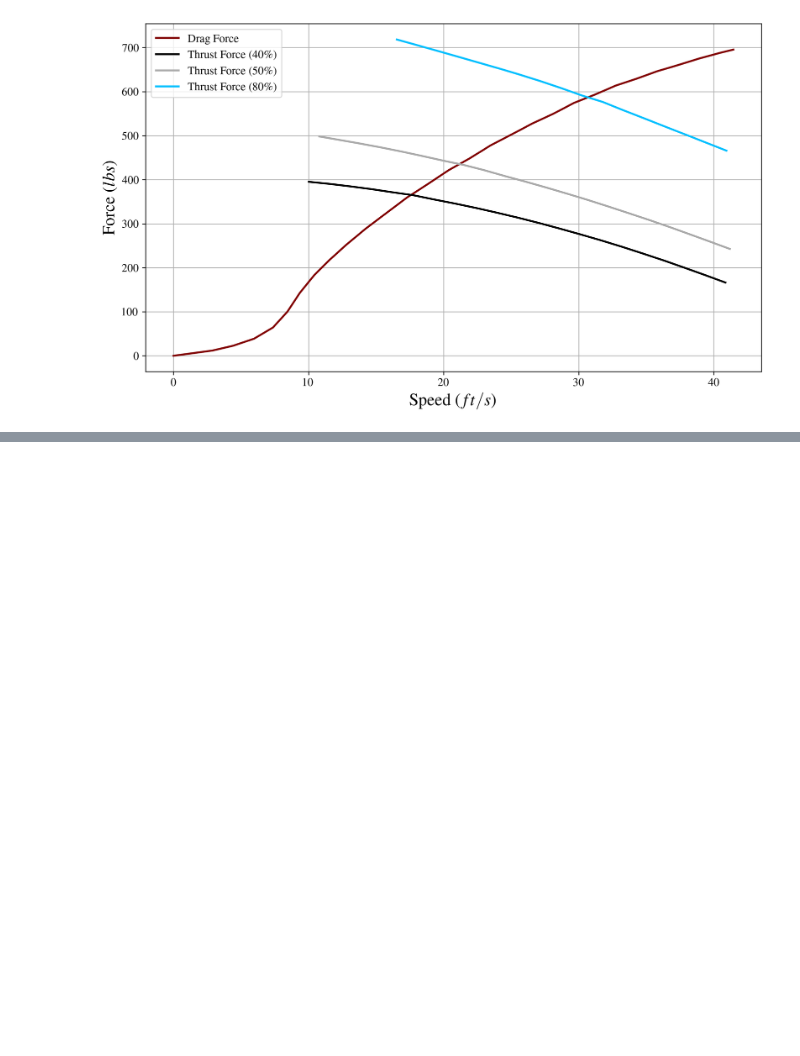
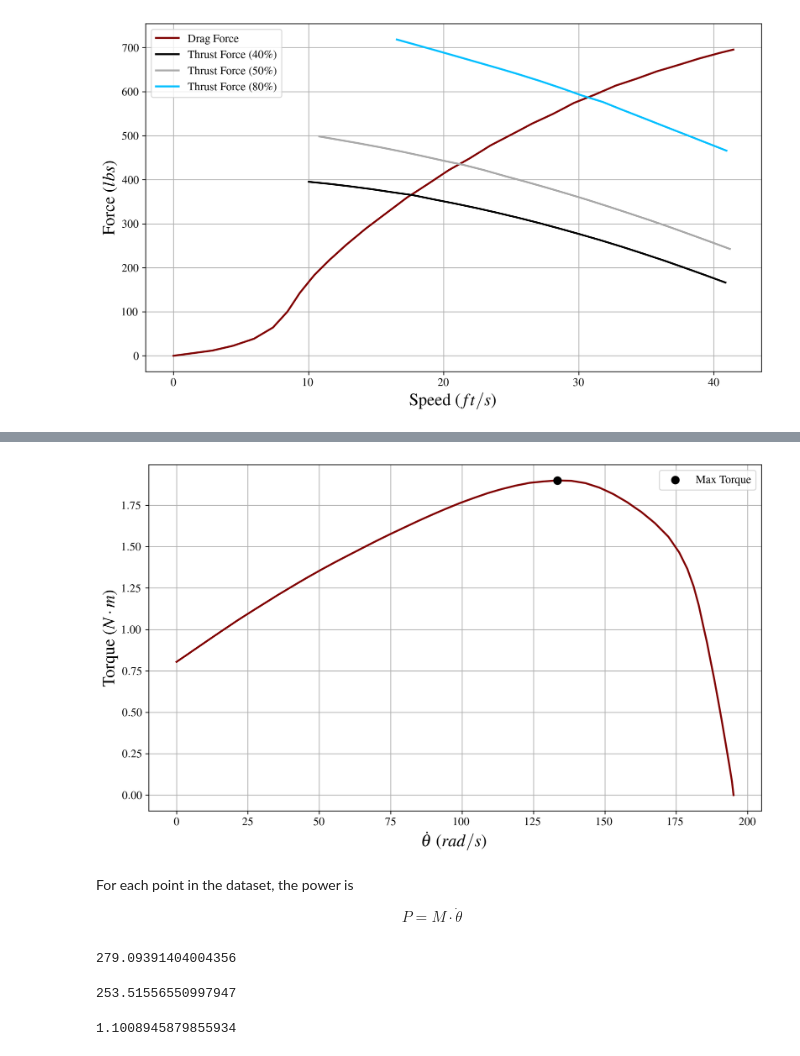
Before and after one commit to gabemorris12/dynamical_systems, a Jupyter notebook: Homework 1/Dynamical Systems Homework 1.ipynb, the cells around one changed output, grey strips where cells are left out. Saved outputs shown, nothing was run; the diff lists cells and outputs as text; code cells hidden in the pictures; blank space fills up the shorter version.

```diff
--- a/Homework 1/Dynamical Systems Homework 1.ipynb
+++ b/Homework 1/Dynamical Systems Homework 1.ipynb
@@ -264,0 +277,38 @@ plt.show()
+# %%
+motor_data = pd.read_csv('motor_data.csv')
+
+max_M = np.max(motor_data['M'])  # N*m
+max_M_theta = np.array(motor_data['theta_dot'])[motor_data['M'] == max_M][0]
+
+fig, ax = plt.subplots()
+ax.plot(motor_data['theta_dot'], motor_data['M'])
+ax.scatter(max_M_theta, max_M, color='black', label='Max Torque', zorder=3)
+ax.set_xlabel(r'$\dot{\theta}$ ($rad/s$)')
+ax.set_ylabel(r'Torque ($N\cdot m$)')
+ax.legend()
+plt.show()
+# %% [output]
+[figure, added]
+# %% [markdown]
+For each point in the dataset, the power is
+
+$$P=M\cdot\dot{\theta}$$
+# %%
+# Getting power
+power = np.array(motor_data['M']*motor_data['theta_dot'])
+P_max = np.max(power)
+max_P_theta = np.array(motor_data['theta_dot'])[power == P_max][0]
+P_max  # W
+# %% [output]
+279.09391404004356
+# %%
+# Getting power at maximum torque
+P_maxM = max_M*max_M_theta
+P_maxM  # W
+# %% [output]
+253.51556550997947
+# %%
+# Getting the ratio of the two
+P_max/P_maxM
+# %% [output]
+1.1008945879855934
```
Also changed, not shown: parts of 4 cells of this notebook, 4 other files.
